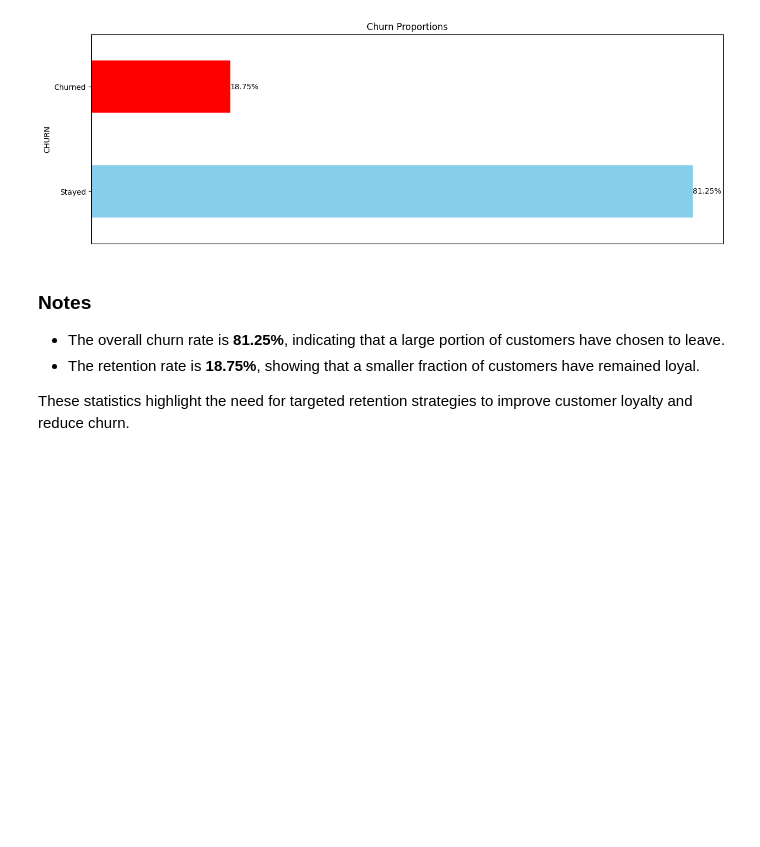
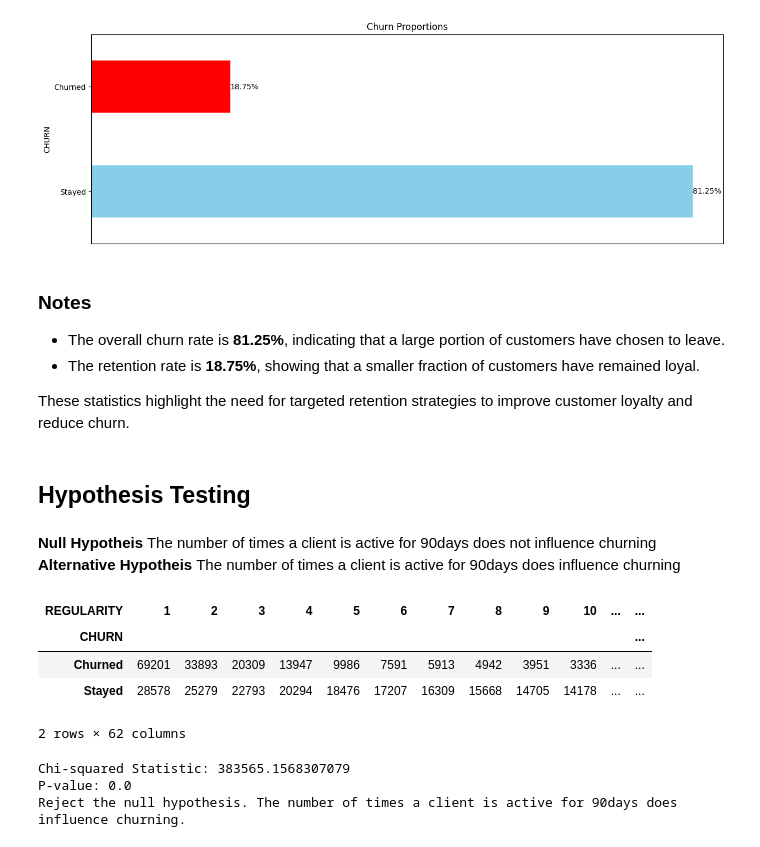
Before and after one commit to murithidenisgitobu/Customer-Churn-Prediction-Challenge-For-Azubian, a Jupyter notebook: Notebook/Notebook.ipynb, the cells around one changed output. Drawn from its saved outputs; the diff is of its cells as text; code cells hidden in the pictures; blank space fills up the shorter version.

Commit message:
Hypothesis support

```diff
--- a/Notebook/Notebook.ipynb
+++ b/Notebook/Notebook.ipynb
@@ -585,3 +602,39 @@ plt.show()
 - The retention rate is **18.75%**, showing that a smaller fraction of customers have remained loyal.
 
 These statistics highlight the need for targeted retention strategies to improve customer loyalty and reduce churn.
+# %% [markdown]
+## **Hypothesis Testing**
+# %% [markdown]
+**Null Hypotheis** The number of times a client is active for 90days does not influence churning
+**Alternative Hypotheis** The number of times a client is active for 90days does influence churning
+# %%
+# Create a 2X8 contingency table
+contingency_table2 = pd.crosstab(df2['CHURN'], df2['REGULARITY'])
+contingency_table2
+# %% [output]
+| REGULARITY | 1 | 2 | 3 | 4 | 5 | 6 | 7 | 8 | 9 | 10 | ... | ... |
+| CHURN |  |  |  |  |  |  |  |  |  |  |  | ... |
+| Churned | 69201 | 33893 | 20309 | 13947 | 9986 | 7591 | 5913 | 4942 | 3951 | 3336 | ... | ... |
+| Stayed | 28578 | 25279 | 22793 | 20294 | 18476 | 17207 | 16309 | 15668 | 14705 | 14178 | ... | ... |
+2 rows × 62 columns
+# %%
+# Creating a 2x8 contingency table (replace this with your actual data)
+contingency_table2 = pd.crosstab(df2['CHURN'], df2['REGULARITY'])
+
+# Performing the chi-squared test
+chi2_stat, p_value, dof, expected = chi2_contingency(contingency_table2)
+
+# Output the results
+print(f"Chi-squared Statistic: {chi2_stat}")
+print(f"P-value: {p_value}")
+
+# Check significance
+alpha = 0.05
+if p_value < alpha:
+    print("Reject the null hypothesis. The number of times a client is active for 90days does influence churning.")
+else:
+    print("Fail to reject the null hypothesis. The number of times a client is active for 90days does not influence churning.")
+# %% [output]
+Chi-squared Statistic: 383565.1568307079
+P-value: 0.0
+Reject the null hypothesis. The number of times a client is active for 90days does influence churning.
```
Also changed, not shown: parts of 6 cells of this notebook.
